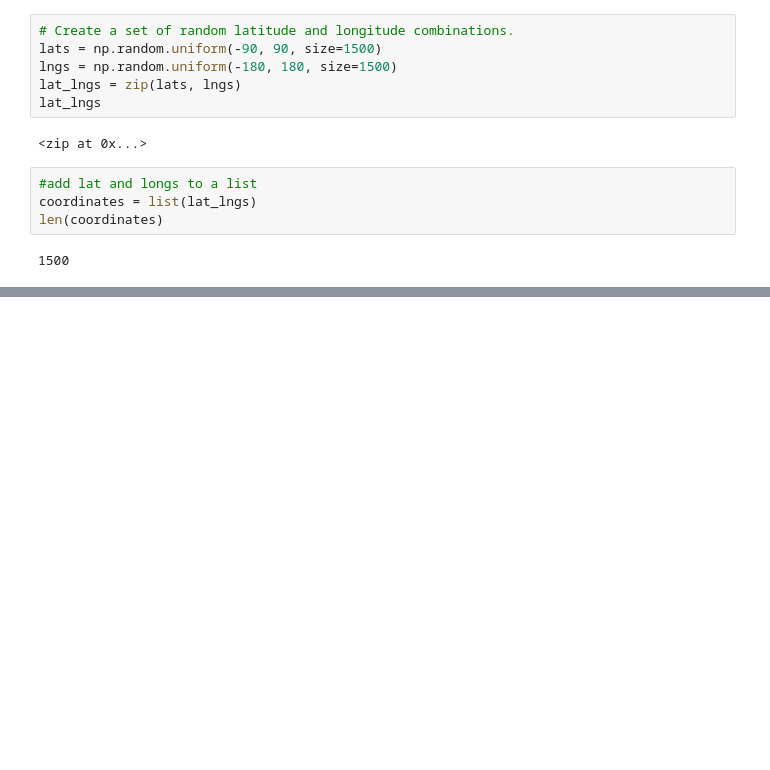
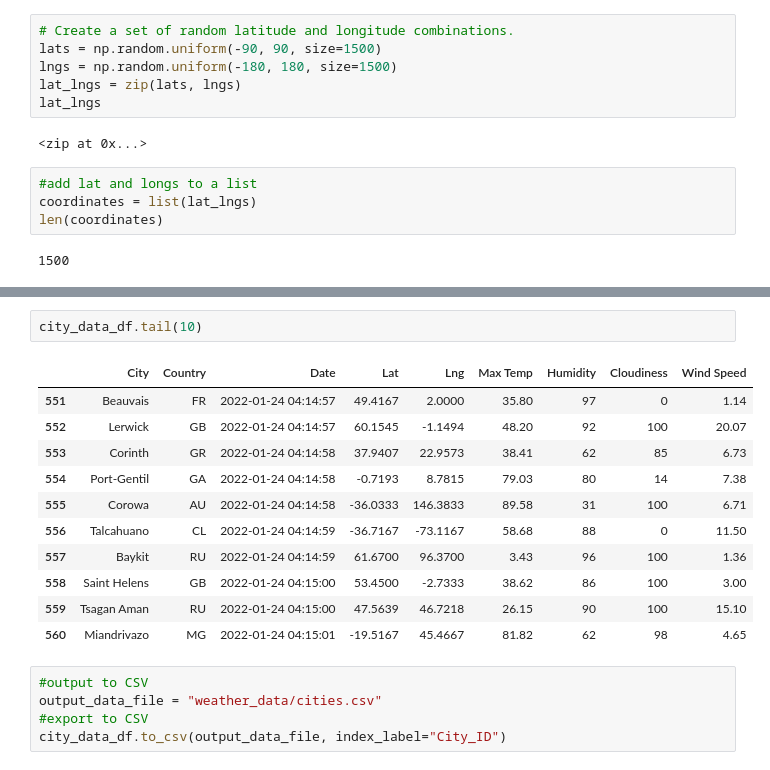
Before and after one commit to NinaQuik/World_Weather_Analysis, a Jupyter notebook: WeatherPy.ipynb, the cells around one changed output, grey strips where cells are left out. Drawn from its saved outputs; the diff is of its cells as text; blank space fills up the shorter version.

```diff
--- a/WeatherPy.ipynb
+++ b/WeatherPy.ipynb
@@ -54,0 +176,19 @@ cities
+# %%
+city_data_df.tail(10)
+# %% [output]
+|  | City | Country | Date | Lat | Lng | Max Temp | Humidity | Cloudiness | Wind Speed |
+| 551 | Beauvais | FR | 2022-01-24 04:14:57 | 49.4167 | 2.0000 | 35.80 | 97 | 0 | 1.14 |
+| 552 | Lerwick | GB | 2022-01-24 04:14:57 | 60.1545 | -1.1494 | 48.20 | 92 | 100 | 20.07 |
+| 553 | Corinth | GR | 2022-01-24 04:14:58 | 37.9407 | 22.9573 | 38.41 | 62 | 85 | 6.73 |
+| 554 | Port-Gentil | GA | 2022-01-24 04:14:58 | -0.7193 | 8.7815 | 79.03 | 80 | 14 | 7.38 |
+| 555 | Corowa | AU | 2022-01-24 04:14:58 | -36.0333 | 146.3833 | 89.58 | 31 | 100 | 6.71 |
+| 556 | Talcahuano | CL | 2022-01-24 04:14:59 | -36.7167 | -73.1167 | 58.68 | 88 | 0 | 11.50 |
+| 557 | Baykit | RU | 2022-01-24 04:14:59 | 61.6700 | 96.3700 | 3.43 | 96 | 100 | 1.36 |
+| 558 | Saint Helens | GB | 2022-01-24 04:15:00 | 53.4500 | -2.7333 | 38.62 | 86 | 100 | 3.00 |
+| 559 | Tsagan Aman | RU | 2022-01-24 04:15:00 | 47.5639 | 46.7218 | 26.15 | 90 | 100 | 15.10 |
+| 560 | Miandrivazo | MG | 2022-01-24 04:15:01 | -19.5167 | 45.4667 | 81.82 | 62 | 98 | 4.65 |
+# %%
+#output to CSV
+output_data_file = "weather_data/cities.csv"
+#export to CSV
+city_data_df.to_csv(output_data_file, index_label="City_ID")
```
Also changed, not shown: parts of 8 cells of this notebook, 2 other files.
